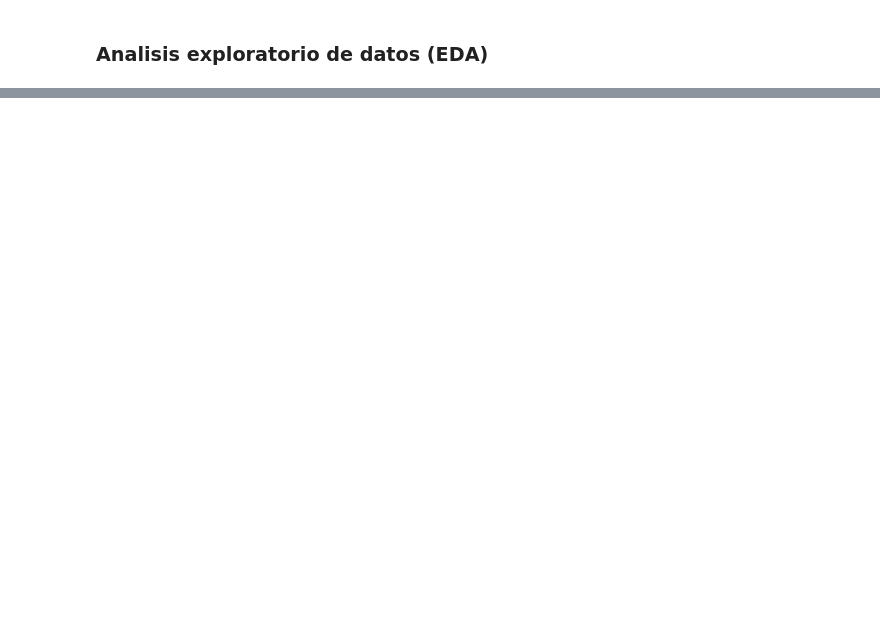
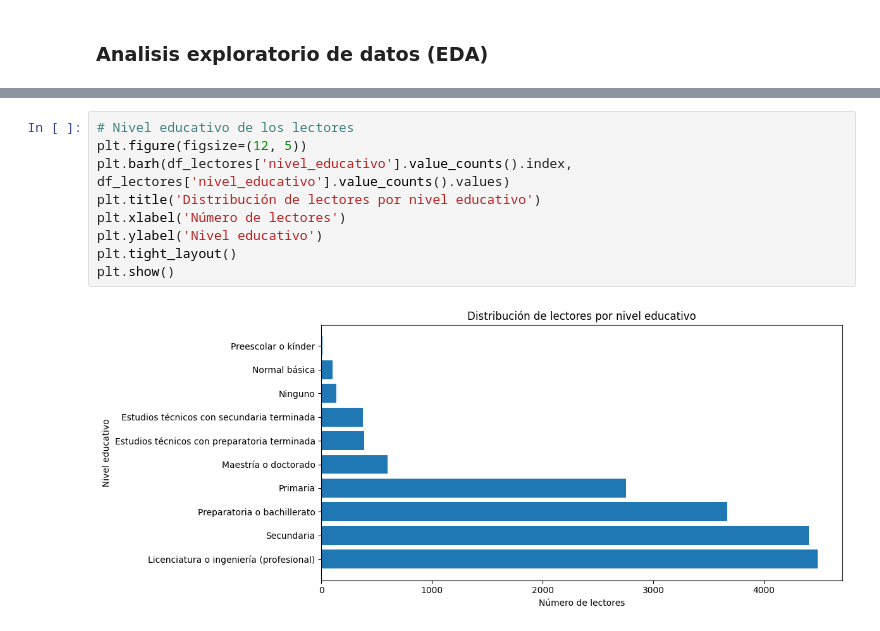
Before and after one commit to zamax14/AyED, a Jupyter notebook: Proyecto/Proyecto_Equipo6.ipynb, the cells around one changed output, grey strips where cells are left out. Drawn from its saved outputs; the diff is of its cells as text; blank space fills up the shorter version.

```diff
--- a/Proyecto/Proyecto_Equipo6.ipynb
+++ b/Proyecto/Proyecto_Equipo6.ipynb
@@ -157,0 +225,11 @@ None
+# %%
+# Nivel educativo de los lectores
+plt.figure(figsize=(12, 5))
+plt.barh(df_lectores['nivel_educativo'].value_counts().index, df_lectores['nivel_educativo'].value_counts().values)
+plt.title('Distribución de lectores por nivel educativo')
+plt.xlabel('Número de lectores')
+plt.ylabel('Nivel educativo')
+plt.tight_layout()
+plt.show()
+# %% [output]
+[figure, added]
```
Also changed, not shown: parts of 15 cells of this notebook.
